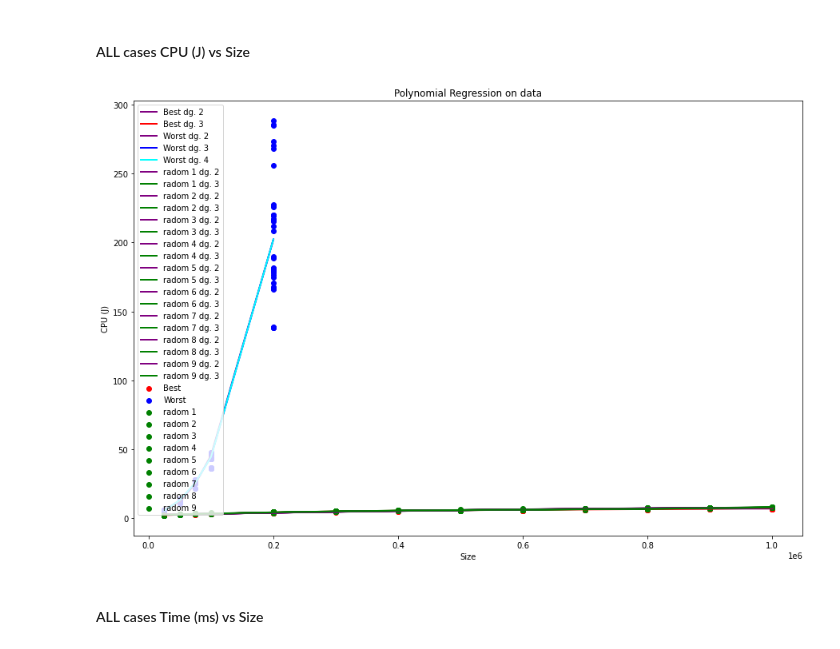
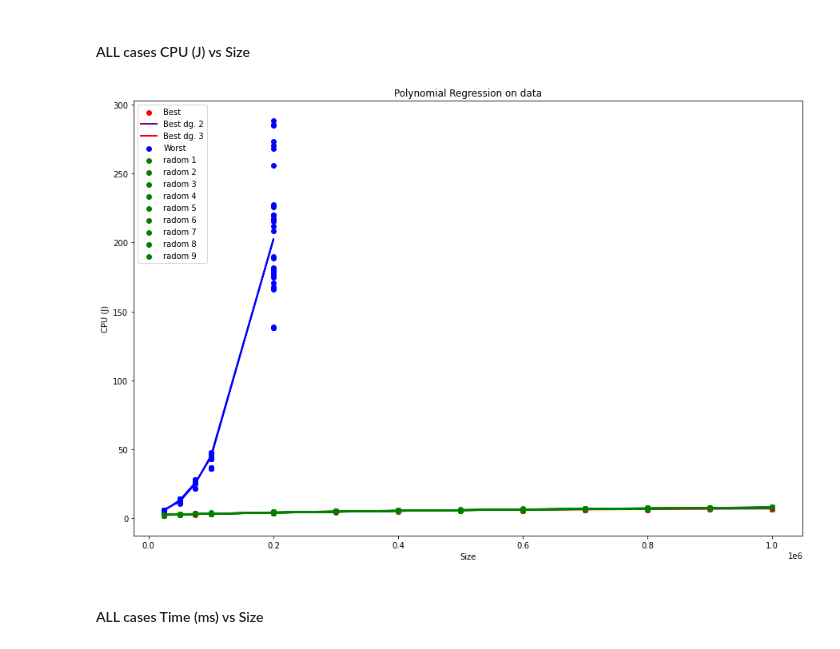
Before and after one commit to hrallil/Data-science-and-visualisation, a Jupyter notebook: Mini project/Group_12_report.ipynb, the cells around one changed output. Drawn from its saved outputs; the diff is of its cells as text; code cells hidden in the pictures.

```diff
--- a/Mini project/Group_12_report.ipynb
+++ b/Mini project/Group_12_report.ipynb
@@ -72,6 +98,7 @@ dfMemory = pd.read_csv("data/QuickSortMemory-PC#.csv") #What in the fuck 1524969
 # %%
+
 #Missing at the moment
-#df["Memory (byte)"] = dfMemory.transpose()
+df["Memory (byte)"] = dfMemory["Memory (byte)"]
 
 #removing values that are nonsense
 df = df[df['PKG (J)'] >= 0]
@@ -334,14 +370,14 @@ r2_score for Worst 9 is: 0.9825029139351611
 # %% [markdown]
 #### Random Time (ms) vs Size evaluation
 # %%
-plt.figure(figsize=(15, 10))
+#plt.figure(figsize=(15, 10))
 for i in range(1,10):
-    polyReg(listOfRandoms[i]["Size"], listOfRandoms[i]["Time (ms)"], 10, f"Random{i}", "green", plotLabel=False)
+    polyReg(listOfRandoms[i]["Size"], listOfRandoms[i]["Time (ms)"], 10, f"Random{i}", "green", plotLabel=False, plotGraph=False)
     print("\n")
-plt.title('Polynomial Regression on data')
-plt.xlabel('Size')
-plt.ylabel('Time (ms)')
-plt.show()
+#plt.title('Polynomial Regression on data')
+#plt.xlabel('Size')
+#plt.ylabel('Time (ms)')
+#plt.show()
 # %% [output]
 r2_score for Random1 2 is: 0.9837373050407289
 r2_score for Random1 3 is: 0.9859524937458908
@@ -407,14 +440,14 @@ r2_score for Worst 9 is: 0.9381439942854694
 # %% [markdown]
 #### Random CPU energy consumption vs Size evaluation
 # %%
-plt.figure(figsize=(15, 10))
+#plt.figure(figsize=(15, 10))
 for i in range(1,10):
-    polyReg(listOfRandoms[i]["Size"], listOfRandoms[i]["CPU (J)"], 10, f"Random{i}", "green", plotLabel=False)
+    polyReg(listOfRandoms[i]["Size"], listOfRandoms[i]["CPU (J)"], 10, f"Random{i}", "green", plotLabel=False, plotGraph=False)
     print("\n")
-plt.title('Polynomial Regression on data')
-plt.xlabel('Size')
-plt.ylabel('CPU (J)')
-plt.show()
+#plt.title('Polynomial Regression on data')
+#plt.xlabel('Size')
+#plt.ylabel('CPU (J)')
+#plt.show()
 # %% [output]
 r2_score for Random1 2 is: 0.9783419570298275
 r2_score for Random1 3 is: 0.9823726216053437
@@ -456,10 +488,10 @@ plt.show()
 #### Best and Random case Time (ms) vs Size
 # %%
 plt.figure(figsize=(15, 10))
-polyReg(dfBest["Size"], dfBest["Time (ms)"], 4, "Best", "red", minDegrees=3,printR2Score=False)
+polyReg(dfBest["Size"], dfBest["Time (ms)"], 4, "Best", "red", minDegrees=3,printR2Score=False, plotLabel=False)
 
 for i in range(1,10):
-    polyReg(listOfRandoms[i]["Size"], listOfRandoms[i]["Time (ms)"], 4, f"radom {i}", "green",minDegrees=3,printR2Score=False)
+    polyReg(listOfRandoms[i]["Size"], listOfRandoms[i]["Time (ms)"], 4, f"radom {i}", "green",minDegrees=3,printR2Score=False, plotLabel=False)
 plt.title('Polynomial Regression on data')
 plt.xlabel('Size')
 plt.ylabel('Time (ms)')
@@ -505,16 +537,16 @@ r2_score for radom 9 3 is: 0.991746308623667
 # %%
 plt.figure(figsize=(15, 10))
 polyReg(dfBest["Size"], dfBest["CPU (J)"], 4, "Best", "red",printR2Score=False)
-polyReg(dfWorst["Size"], dfWorst["CPU (J)"], 5, "Worst", "blue",printR2Score=False)
+polyReg(dfWorst["Size"], dfWorst["CPU (J)"], 5, "Worst", "blue",printR2Score=False, plotLabel=False)
 
 for i in range(1,10):
-    polyReg(listOfRandoms[i]["Size"], listOfRandoms[i]["CPU (J)"], 4, f"radom {i}", "green",printR2Score=False)
+    polyReg(listOfRandoms[i]["Size"], listOfRandoms[i]["CPU (J)"], 4, f"radom {i}", "green",printR2Score=False, plotLabel=False)
 plt.title('Polynomial Regression on data')
 plt.xlabel('Size')
 plt.ylabel('CPU (J)')
 plt.show()
 # %% [output]
-[figure, old version]
+[figure, new version]
 # %% [markdown]
 #### ALL cases Time (ms) vs Size
 # %%
```
Also changed, not shown: parts of 19 cells of this notebook, 9 other files.
